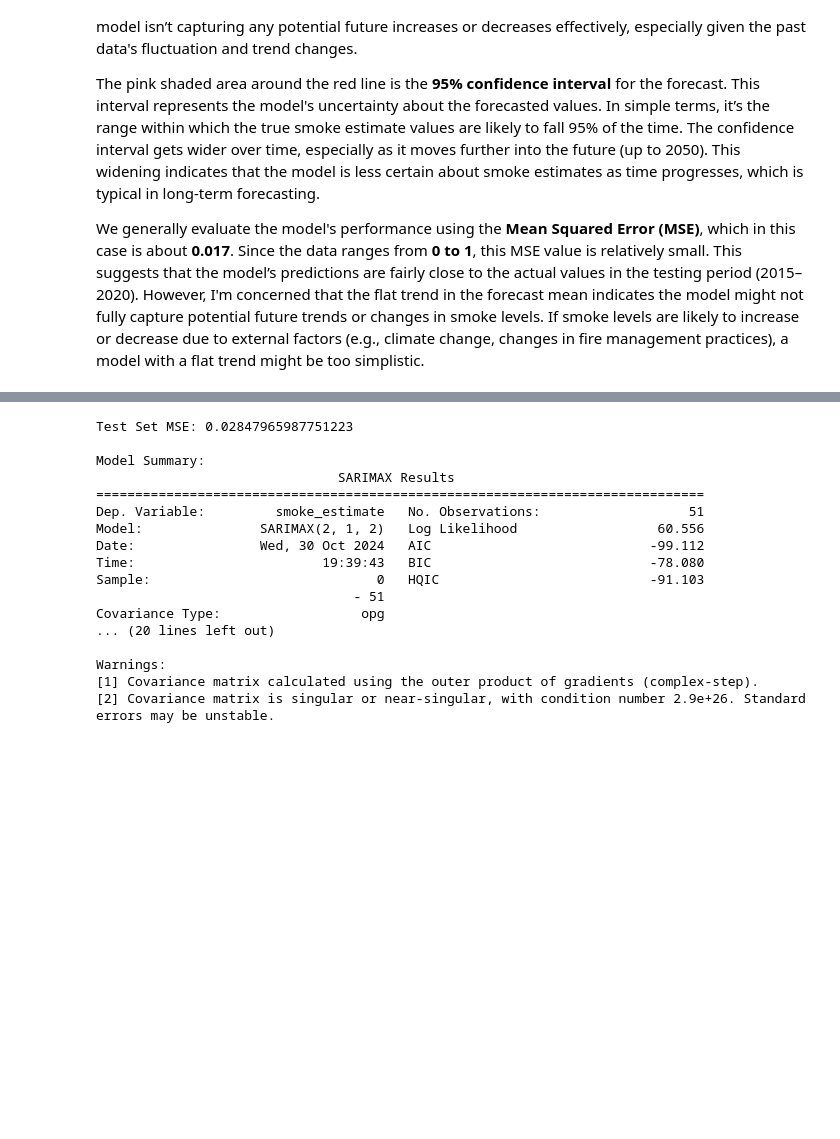
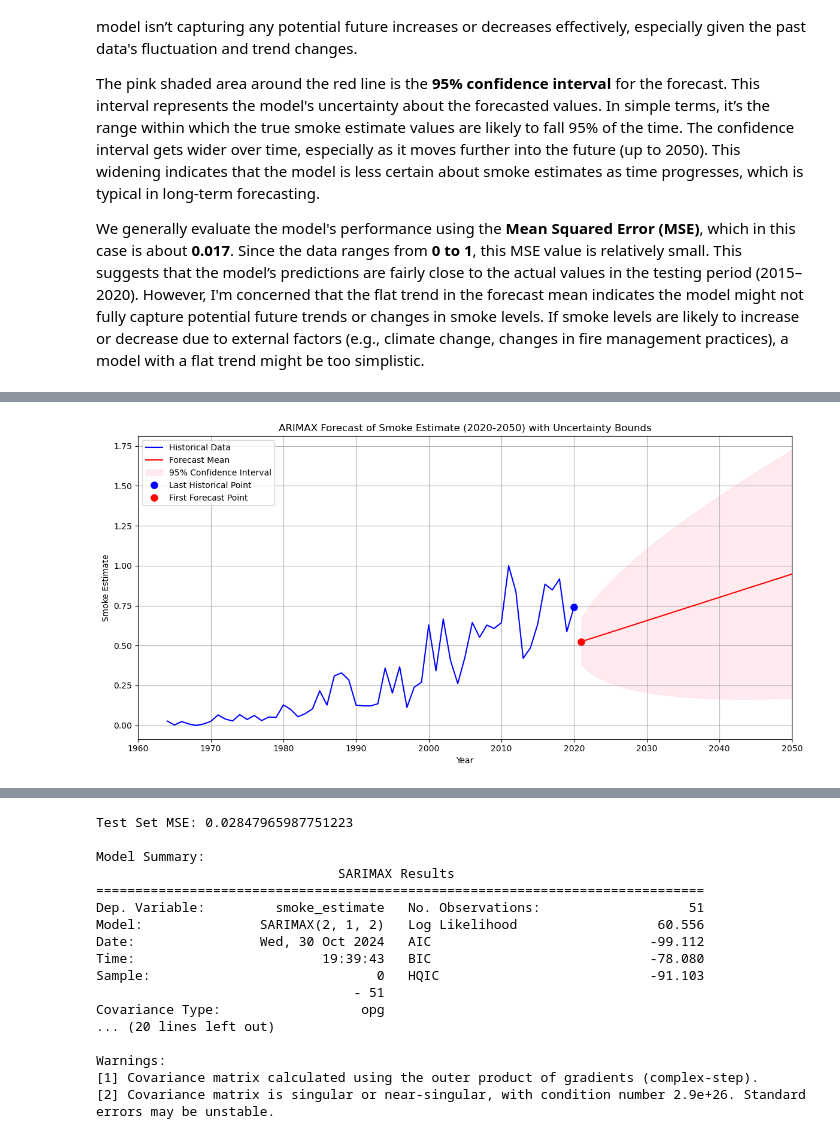
Before and after one commit to navya-eedula-uw/DATA-512-Wildfire-Analysis-Part-1, a Jupyter notebook: modelling.ipynb, the cells around one changed output, grey strips where cells are left out. Cells and saved outputs as stored; diff of their text form; code cells hidden in the pictures; blank space fills up the shorter version.

Commit message:
added modelling and documentation

```diff
--- a/modelling.ipynb
+++ b/modelling.ipynb
@@ -301,0 +225,80 @@ First forecast value: 0.5245
+# %%
+# Sort the data by year to ensure it's in chronological order
+merged_smoke_estimate_df = merged_smoke_estimate_df.sort_values('Fire_Year')
+
+# Prepare the "endogenous" variable, which is the main data we're analyzing (in this case, "smoke_estimate"),
+# and the "exogenous" variables, which are additional data points that may influence "smoke_estimate".
+endog = merged_smoke_estimate_df['smoke_estimate']
+exog = merged_smoke_estimate_df[['GIS_Acres', 'Shape_Length', 'Shape_Area', 'Circleness_Scale',
+                                 'peak_daily_impact', 'num_fires']]
+
+# Create training and testing sets based on the year, with data before 2015 for training
+# and data from 2015 onwards for testing.
+train_mask = merged_smoke_estimate_df['Fire_Year'] < 2015
+test_mask = merged_smoke_estimate_df['Fire_Year'] >= 2015
+train_endog = endog[train_mask]
+train_exog = exog[train_mask]
+test_endog = endog[test_mask]
+test_exog = exog[test_mask]
+
+# Fit a time series model using the best determined order (stored in "best_order") on the entire dataset.
+# The model attempts to capture patterns in the "smoke_estimate" data while also considering the influence
+# of exogenous variables.
+model = SARIMAX(endog, exog=exog, order=best_order).fit()
+
+# Create a DataFrame to hold future years (2021-2050) for which we want to make predictions.
+# This assumes the original data ends in 2020.
+future_years_index = np.arange(2021, 2051)
+future_years = pd.DataFrame(index=future_years_index)
+
+# For each exogenous variable (additional influencing data), estimate a trend based on the last 10 years.
+# This trend is then used to extrapolate values for the years 2021 to 2050.
+for col in exog.columns:
+    # Take the last 10 years of data for each variable to calculate the trend.
+    recent_data = merged_smoke_estimate_df.tail(10)
+    z = np.polyfit(recent_data['Fire_Year'], recent_data[col], 1)
+    p = np.poly1d(z)
+    # Apply the trend to extrapolate each variable into future years
+    future_years[col] = p(future_years_index)
+
+# Use the model to forecast "smoke_estimate" from 2021 to 2050, using the extrapolated future exogenous variables.
+forecast = model.get_forecast(steps=len(future_years), exog=future_years)
+forecast_mean = forecast.predicted_mean  # Predicted values of "smoke_estimate" for future years
+forecast_conf_int = forecast.conf_int(alpha=0.05)  # 95% confidence interval for each prediction
+
+# Plotting the historical data, forecast, and confidence intervals
+plt.figure(figsize=(12, 6))
+
+# Plot the historical data (blue line) to show the actual recorded values up to 2020.
+plt.plot(merged_smoke_estimate_df['Fire_Year'], endog, 'b-', label='Historical Data')
+
+# Plot the forecasted values (red line) from 2021 to 2050, which are the model's predictions for future years.
+plt.plot(future_years_index, forecast_mean, 'r-', label='Forecast Mean')
+
+# Plot a shaded area (pink) around the forecasted line to represent the 95% confidence interval.
+# This interval shows the range within which the true values are expected to fall with 95% certainty.
+plt.fill_between(
+    future_years_index,
+    forecast_conf_int.iloc[:, 0],  # Lower bound of the confidence interval
+    forecast_conf_int.iloc[:, 1],  # Upper bound of the confidence interval
+    color='pink', alpha=0.3,
+    label='95% Confidence Interval'
+)
+
+# Mark the last point of historical data (2020) and the first point of forecast (2021) with distinct colors.
+plt.plot(2020, endog.iloc[-1], 'bo', markersize=8, label='Last Historical Point')
+plt.plot(2021, forecast_mean.iloc[0], 'ro', markersize=8, label='First Forecast Point')
+
+plt.title("ARIMAX Forecast of Smoke Estimate (2020-2050) with Uncertainty Bounds")
+plt.xlabel("Year")
+plt.ylabel("Smoke Estimate")
+plt.legend(loc='upper left')
+plt.grid(True)
+
+# Limit the x-axis to span from 1960 to 2050 to ensure a clean visualization of the historical and forecast data.
+plt.xlim(1960, 2050)
+
+plt.tight_layout()
+plt.show()
+# %% [output]
+[figure, added]
```
Also changed, not shown: parts of 5 cells of this notebook, 8 other files.
